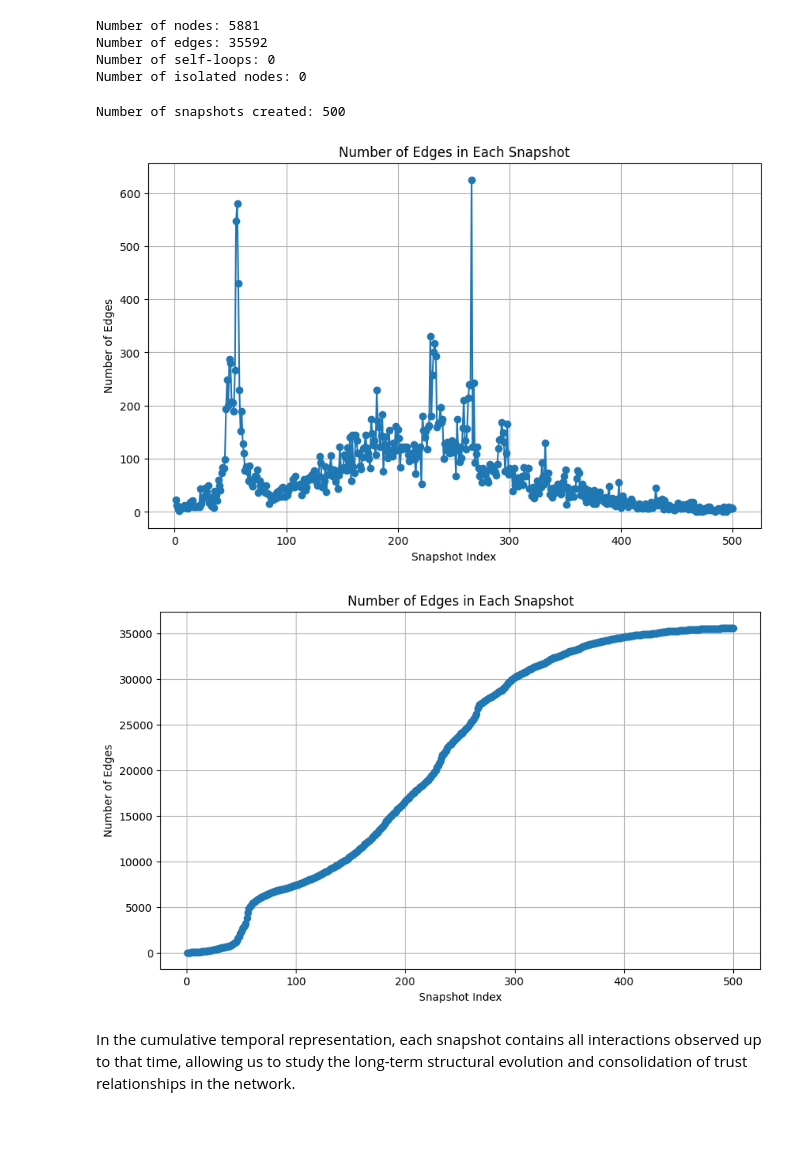
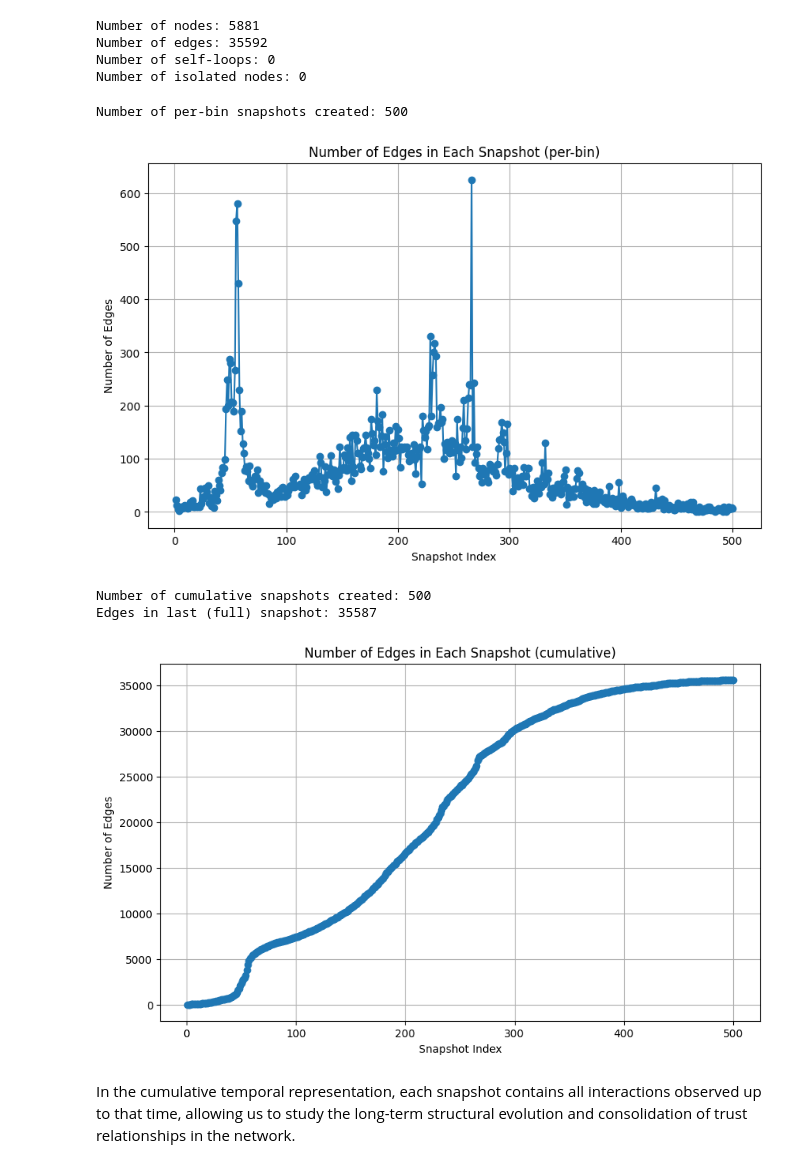
Before and after one commit to FraSeb6/BITCOIN-TRUST_network_science, a Jupyter notebook: main.ipynb, the cells around one changed output. Saved outputs shown, nothing was run; the diff lists cells and outputs as text; code cells hidden in the pictures; blank space fills up the shorter version.

```diff
--- a/main.ipynb
+++ b/main.ipynb
@@ -148,9 +148,9 @@ NUM_SNAPSHOTS = 500
 # Create time bin boundaries
 time_bins = np.linspace(min_ts, max_ts, NUM_SNAPSHOTS + 1)
 
-snapshots = []
+# PER-BIN snapshots: each snapshot contains ONLY the edges created in that time bin
+snapshots_per_bin = []
 
-# Build temporal subgraphs
 for i in range(len(time_bins) - 1):
     start_ts = time_bins[i]
     end_ts = time_bins[i + 1]
@@ -163,53 +163,68 @@ for i in range(len(time_bins) - 1):
     H = nx.DiGraph()
     H.add_edges_from(edges_in_snapshot)
 
-    snapshots.append(H)
+    snapshots_per_bin.append(H)
 
-print("Number of snapshots created:", len(snapshots))
+print("Number of per-bin snapshots created:", len(snapshots_per_bin))
 # %% [output]
-Number of snapshots created: 500
+Number of per-bin snapshots created: 500
 # %%
-snapshot_sizes = [s.number_of_edges() for s in snapshots]
+snapshot_sizes = [s.number_of_edges() for s in snapshots_per_bin]
 
 plt.figure(figsize=(10, 6))
 plt.plot(range(1, len(snapshot_sizes) + 1), snapshot_sizes, marker='o')
-plt.title("Number of Edges in Each Snapshot")
+plt.title("Number of Edges in Each Snapshot (per-bin)")
 plt.xlabel("Snapshot Index")
 plt.ylabel("Number of Edges")
 plt.grid(True)
 plt.show()
 # %% [output]
-[figure, old version]
+[figure, new version]
 # %%
-edges_so_far = []
+# CUMULATIVE snapshots: each snapshot contains all edges observed UP TO that time.
+# Efficient version: the old code rebuilt the graph from scratch on every bin and
+# rescanned all 35k edges 500 times (~30s, easy to interrupt -> KeyboardInterrupt).
+# Here we sort the edges once, assign each to a time bin, and grow a single graph
+# incrementally, snapshotting a copy at each step.
 
-snapshots = []
+# 1) Sort edges once by timestamp
+edges_sorted = sorted(G_big.edges(data=True), key=lambda e: e[2]["time"])
+times = np.array([d["time"] for _, _, d in edges_sorted])
+
+# 2) Assign each edge to its bin index (0 .. NUM_SNAPSHOTS-1)
+#    np.digitize: result i means time_bins[i-1] <= t < time_bins[i]
+bin_of_edge = np.digitize(times, time_bins) - 1
+# Edges exactly on the last boundary (t == max_ts) go into the last bin
+bin_of_edge = np.clip(bin_of_edge, 0, len(time_bins) - 2)
+
+# 3) Grow a single graph and store a cumulative copy per snapshot
+snapshots_cumulative = []
+H = nx.DiGraph()
+pos_e = 0
 for i in range(len(time_bins) - 1):
-    start_ts = time_bins[i]
-    end_ts = time_bins[i + 1]
+    while pos_e < len(edges_sorted) and bin_of_edge[pos_e] == i:
+        u, v, d = edges_sorted[pos_e]
+        H.add_edge(u, v, **d)
+        pos_e += 1
+    snapshots_cumulative.append(H.copy())
 
-    new_edges = [
-        (u, v, d) for u, v, d in G_big.edges(data=True)
-        if start_ts <= d["time"] < end_ts
-    ]
-
-    edges_so_far.extend(new_edges)
-
-    H = nx.DiGraph()
-    H.add_edges_from(edges_so_far)
-    snapshots.append(H)
+print("Number of cumulative snapshots created:", len(snapshots_cumulative))
+print("Edges in last (full) snapshot:", snapshots_cumulative[-1].number_of_edges())
+# %% [output]
+Number of cumulative snapshots created: 500
+Edges in last (full) snapshot: 35587
 # %%
-snapshot_sizes = [s.number_of_edges() for s in snapshots]
+snapshot_sizes = [s.number_of_edges() for s in snapshots_cumulative]
 
 plt.figure(figsize=(10, 6))
 plt.plot(range(1, len(snapshot_sizes) + 1), snapshot_sizes, marker='o')
-plt.title("Number of Edges in Each Snapshot")
+plt.title("Number of Edges in Each Snapshot (cumulative)")
 plt.xlabel("Snapshot Index")
 plt.ylabel("Number of Edges")
 plt.grid(True)
 plt.show()
 # %% [output]
-[figure, old version]
+[figure, new version]
 # %% [markdown]
 In the cumulative temporal representation, each snapshot contains all interactions observed up to that time, allowing us to study the long-term structural evolution and consolidation of trust relationships in the network.
 # %% [markdown]
```
Also changed, not shown: parts of 14 cells of this notebook, 1 other file.
